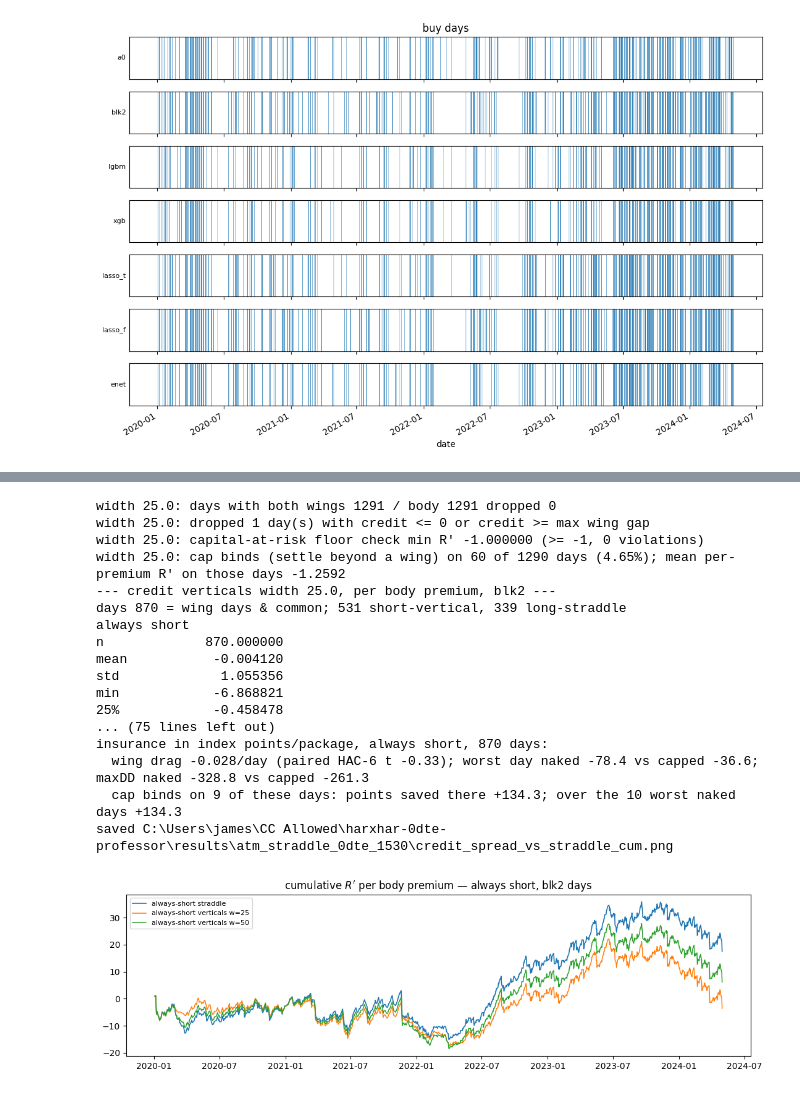
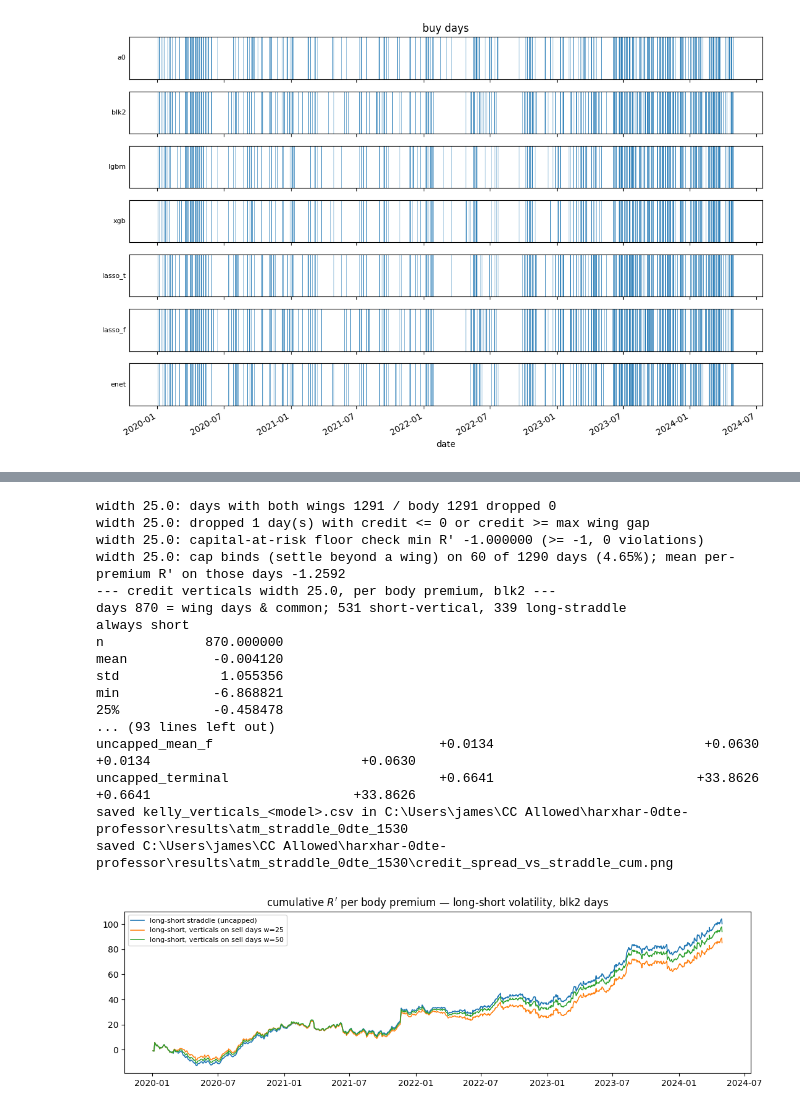
Before and after one commit to jamesdchen/harxhar-clean, a Jupyter notebook: notebooks/atm_straddle_rv_iv.ipynb, the cells around one changed output, grey strips where cells are left out. Drawn from its saved outputs; the diff is of its cells as text; code cells hidden in the pictures.

```diff
--- a/notebooks/atm_straddle_rv_iv.ipynb
+++ b/notebooks/atm_straddle_rv_iv.ipynb
@@ -1584,42 +1455,83 @@ for w in (25.0, 50.0):
         print(f"insurance in index points/package, always short, {len(j)} days:")
         print(f"  wing drag {float(drag.mean()):+.3f}/day (paired HAC-6 t {float(t_drag.tvalues[0]):+.2f}); "
               f"worst day naked {float(naked.min()):+.1f} vs capped {float(capped.min()):+.1f}; "
               f"maxDD naked {maxdd(naked):+.1f} vs capped {maxdd(capped):+.1f}")
         print(f"  cap binds on {int(jb.sum())} of these days: points saved there "
               f"{float((capped - naked)[jb].sum()):+.1f}; over the 10 worst naked days "
               f"{float((capped - naked)[worst10].sum()):+.1f}")
 
+print("=== fractional bets on the defined-risk book (estimator of section 15; frame named first) ===")
+kv_rows = {}
+for w, vs in vs_tabs.items():
+    for tag in MODEL_ORDER:
+        px = books[tag]
+        joined = vs.join(px[["pos", "R"]], how="inner", rsuffix="_strad")
+        j = joined.loc[joined.index.intersection(common)]
+        series = {
+            ("always short", "capital at risk"): j["R_risk"],
+            ("always short", "per premium"): j["R_prem"],
+            ("long-short volatility", "capital at risk"): j["R_risk"].where(j["pos"] < 0, j["R"]),
+            ("long-short volatility", "per premium"): j["R_prem"].where(j["pos"] < 0, j["R"]),
+        }
+        for (name, frame), rs in series.items():
+            rs = rs.astype(float)
+            r = rs.to_numpy()
+            fk = causal_kelly(rs).to_numpy()
+            row = pd.concat({"causal": wealth_row(fk, r), "half": wealth_row(fk / 2, r)})
+            row.index = ["_".join(k) for k in row.index]
+            row["mean_f"] = float(fk.mean())
+            if frame == "per premium":
+                # uncapped comparison lives ONLY in the shared premium unit
+                ru = (-px["R"] if name == "always short" else px["pos"] * px["R"]).loc[rs.index].astype(float)
+                fku = causal_kelly(ru).to_numpy()
+                unc = wealth_row(fku, ru.to_numpy())
+                row["uncapped_g_ann"] = unc["g_ann"]
+                row["uncapped_terminal"] = unc["terminal"]
+                row["uncapped_mean_f"] = float(fku.mean())
+            kv_rows[(name, frame, tag, int(w))] = row
+kv = pd.DataFrame(kv_rows).T
+kv.index = pd.MultiIndex.from_tuples(kv.index, names=["rule", "frame", "model", "w"])
+for tag in MODEL_ORDER:
+    safe = "".join(ch if ch.isalnum() else "_" for ch in tag)
+    kv.xs(tag, level="model").to_csv(OUT / f"kelly_verticals_{safe}.csv")
+print("blk2 (uncapped columns appear only in the per-premium frame — the shared unit):")
+print(kv.xs("blk2", level="model").T.to_string(float_format=lambda x: f"{x:+.4f}", na_rep=""))
+print("saved kelly_verticals_<model>.csv in", OUT)
+
 fig, ax = plt.subplots(figsize=(11, 3.4))
-rp_s = (-books["blk2"]["R"]).loc[common].cumsum()
-ax.plot(rp_s.index, rp_s.values, label="always-short straddle", lw=1.2)
+px = books["blk2"]
+rp_s = (px["pos"] * px["R"]).loc[common].cumsum()
+ax.plot(rp_s.index, rp_s.values, label="long-short straddle (uncapped)", lw=1.2)
 for w, vs in vs_tabs.items():
-    idx = vs.index.intersection(common)
-    ax.plot(idx, vs.loc[idx, "R_prem"].cumsum().values,
-            label=f"always-short verticals w={int(w)}", lw=1.1)
-ax.set_title("cumulative $R'$ per body premium — always short, blk2 days")
+    j = vs.join(px[["pos", "R"]], how="inner", rsuffix="_strad")
+    j = j.loc[j.index.intersection(common)]
+    ls = j["R_prem"].where(j["pos"] < 0, j["R"])
+    ax.plot(ls.index, ls.cumsum().values,
+            label=f"long-short, verticals on sell days w={int(w)}", lw=1.1)
+ax.set_title("cumulative $R'$ per body premium — long-short volatility, blk2 days")
 ax.legend(fontsize=8)
 fig.tight_layout()
 fig.savefig(OUT / "credit_spread_vs_straddle_cum.png", dpi=120, bbox_inches="tight")
 print("saved", OUT / "credit_spread_vs_straddle_cum.png")
 display(fig)
 plt.close(fig)
 # %% [output]
 width 25.0: days with both wings 1291 / body 1291 dropped 0
 width 25.0: dropped 1 day(s) with credit <= 0 or credit >= max wing gap
 width 25.0: capital-at-risk floor check min R' -1.000000 (>= -1, 0 violations)
 width 25.0: cap binds (settle beyond a wing) on 60 of 1290 days (4.65%); mean per-premium R' on those days -1.2592
 --- credit verticals width 25.0, per body premium, blk2 ---
 days 870 = wing days & common; 531 short-vertical, 339 long-straddle
 always short
 n             870.000000
 mean           -0.004120
 std             1.055356
 min            -6.868821
 25%            -0.458478
-... (75 lines left out)
-insurance in index points/package, always short, 870 days:
-  wing drag -0.028/day (paired HAC-6 t -0.33); worst day naked -78.4 vs capped -36.6; maxDD naked -328.8 vs capped -261.3
-  cap binds on 9 of these days: points saved there +134.3; over the 10 worst naked days +134.3
+... (93 lines left out)
+uncapped_mean_f                             +0.0134                           +0.0630                     +0.0134                           +0.0630
+uncapped_terminal                           +0.6641                          +33.8626                     +0.6641                          +33.8626
+saved kelly_verticals_<model>.csv in C:\Users\james\CC Allowed\harxhar-0dte-professor\results\atm_straddle_0dte_1530
 saved C:\Users\james\CC Allowed\harxhar-0dte-professor\results\atm_straddle_0dte_1530\credit_spread_vs_straddle_cum.png
-[figure, old version]
+[figure, new version]
 # %% [markdown]
```
Also changed, not shown: parts of 7 cells of this notebook, 18 other files.
